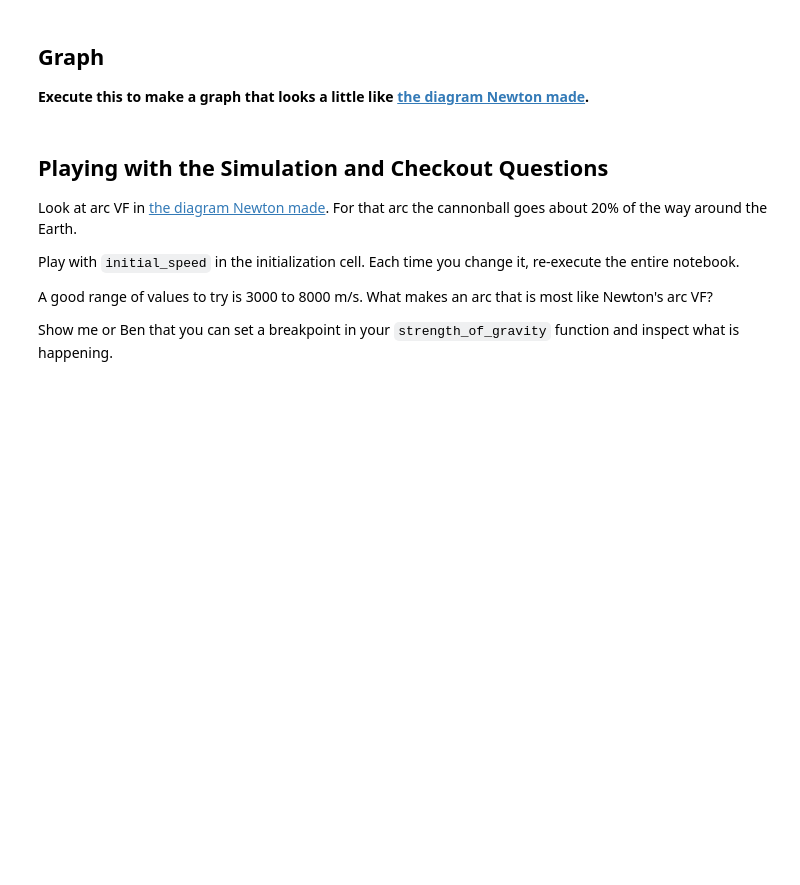
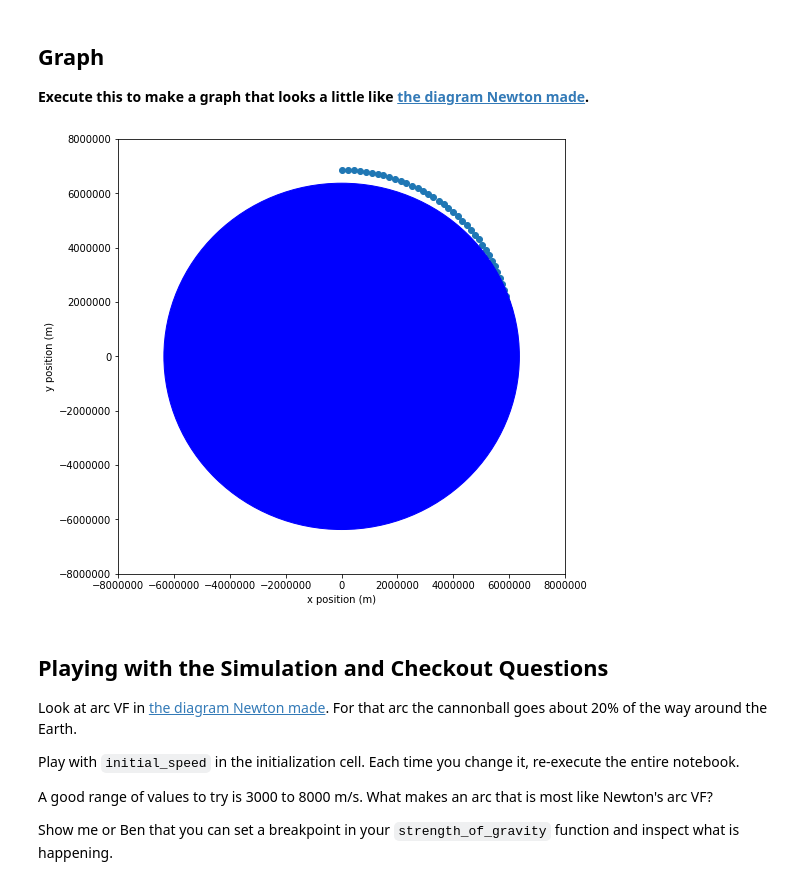
Before and after one commit to brianhill/loops-and-orbits, a Jupyter notebook: notebooks/lao-3-1.ipynb, the cells around one changed output. Drawn from its saved outputs; the diff is of its cells as text; code cells hidden in the pictures; blank space fills up the shorter version.

```diff
--- a/notebooks/lao-3-1.ipynb
+++ b/notebooks/lao-3-1.ipynb
@@ -22,8 +26,8 @@ g = 9.81                    # 9.81 m/s**2 at Earth surface
 radius_of_earth = 6371000.0 # Earth radius in meters
 
 # The following two variables define the cannonball launch conditions:
-initial_position = np.array([0.0, radius_of_earth + 500000.0])  # cannon is on a 500 km high mountain
-initial_velocity = np.array([8000.0, 0.0])                      # a good range of speeds to try is 3000 to 8000 m/s
+initial_position = [0.0, radius_of_earth + 500000.0]  # cannon is on a 500 km high mountain
+initial_velocity = [7200.0, 0.0]                      # a good range of speeds to try is 3000 to 8000 m/s
 
 # The following two parameters establish the simulation time step and its maximum total duration:
 delta_t = 30.0              # simulation time step in seconds
@@ -254,22 +250,26 @@ while not impacted(x_positions[-1], y_positions[-1]) and len(times) * delta_t <=
 # %%
 
 plt.figure(figsize=(8, 8))
 
+x_positions = positions[:, 0]
+y_positions = positions[:, 1]
 plt.scatter(x_positions, y_positions)
 
 plt.xlabel("x position (m)")
 plt.ylabel("y position (m)")
 
 # Some gibberish that draws a big blue circle representing the Earth:
 earth = plt.Circle((0, 0), radius_of_earth, color='b')
 plt.gcf().gca().add_artist(earth)
 
 # Make the plot big enough to show the entire Earth:
 plot_limit = 8000000
 plt.xlim(-plot_limit, plot_limit)
 plt.ylim(-plot_limit, plot_limit)
 
 plt.show()
+# %% [output]
+[figure, added]
 # %% [markdown]
 ## Playing with the Simulation and Checkout Questions
 
```
Also changed, not shown: parts of 8 cells of this notebook.
